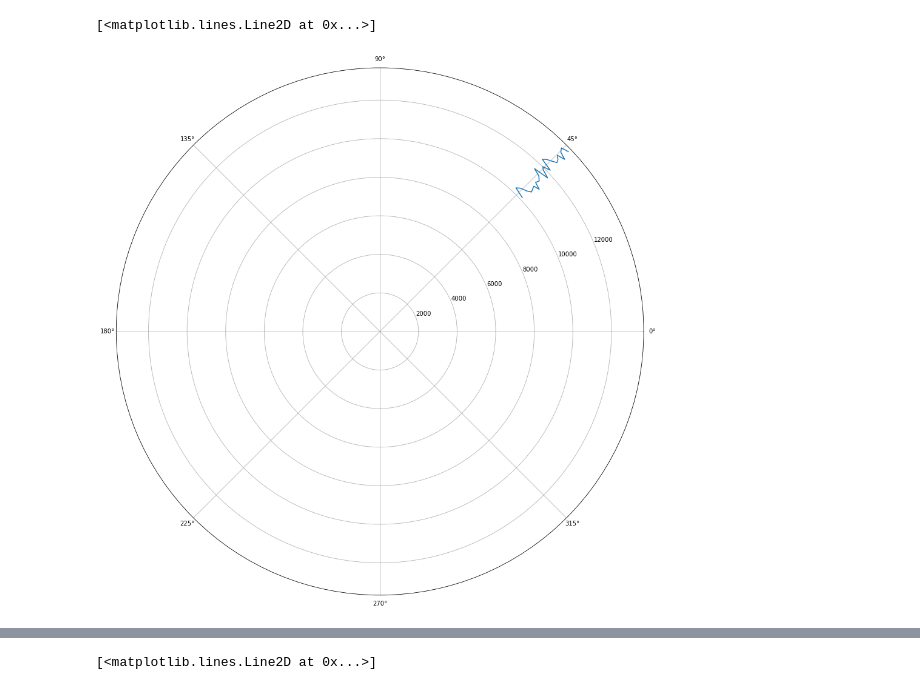
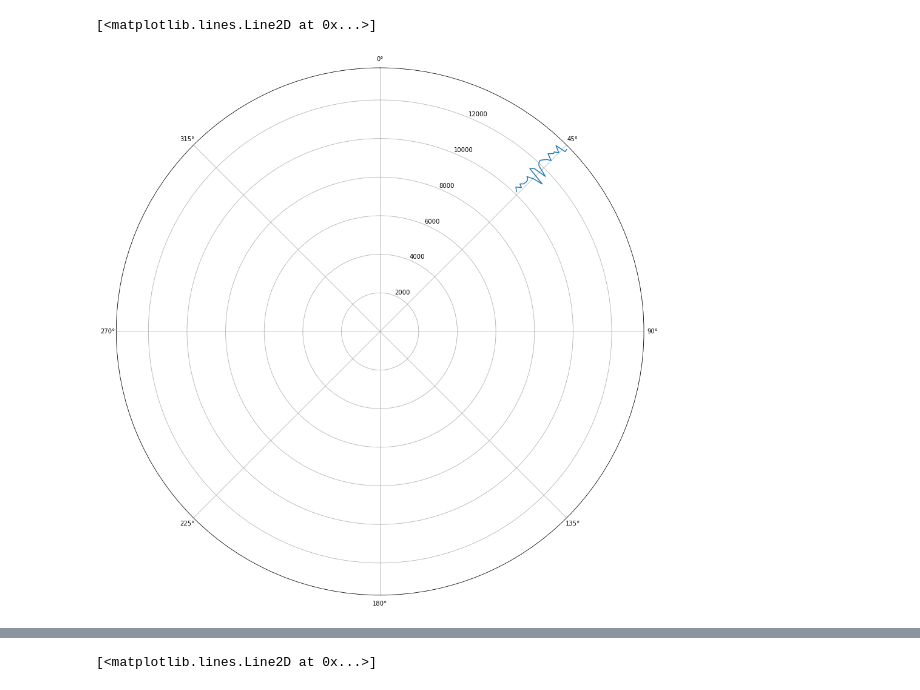
Before and after one commit to aliudvidere/EDP, a Jupyter notebook: EDP/EDP #8.ipynb, the cells around one changed output, grey strips where cells are left out. Cells and saved outputs as stored; diff of their text form; code cells hidden in the pictures.

```diff
--- a/EDP/EDP #8.ipynb
+++ b/EDP/EDP #8.ipynb
@@ -146,11 +149,14 @@ sigma_eta_D, sigma_eta_b = 20, 0.02
 eta = generate_eta(sigma_eta_D, sigma_eta_b, N)
 Dm = D + eta
 # %%
-plt.figure(figsize = (16, 16))
+fig = plt.figure(figsize=(16, 16))
+ax = fig.add_subplot(111, projection='polar')
+ax.set_theta_zero_location("N")
+ax.set_theta_direction(-1)
 plt.polar(Dm[:, 1], Dm[:, 0])
 # %% [output]
 [<matplotlib.lines.Line2D at 0x...>]
-[figure, old version]
+[figure, new version]
 # %%
 # Part 4 and 5
 Zc = trans_to_cart(Dm)
```
Also changed, not shown: parts of 17 cells of this notebook, 1 other file.
